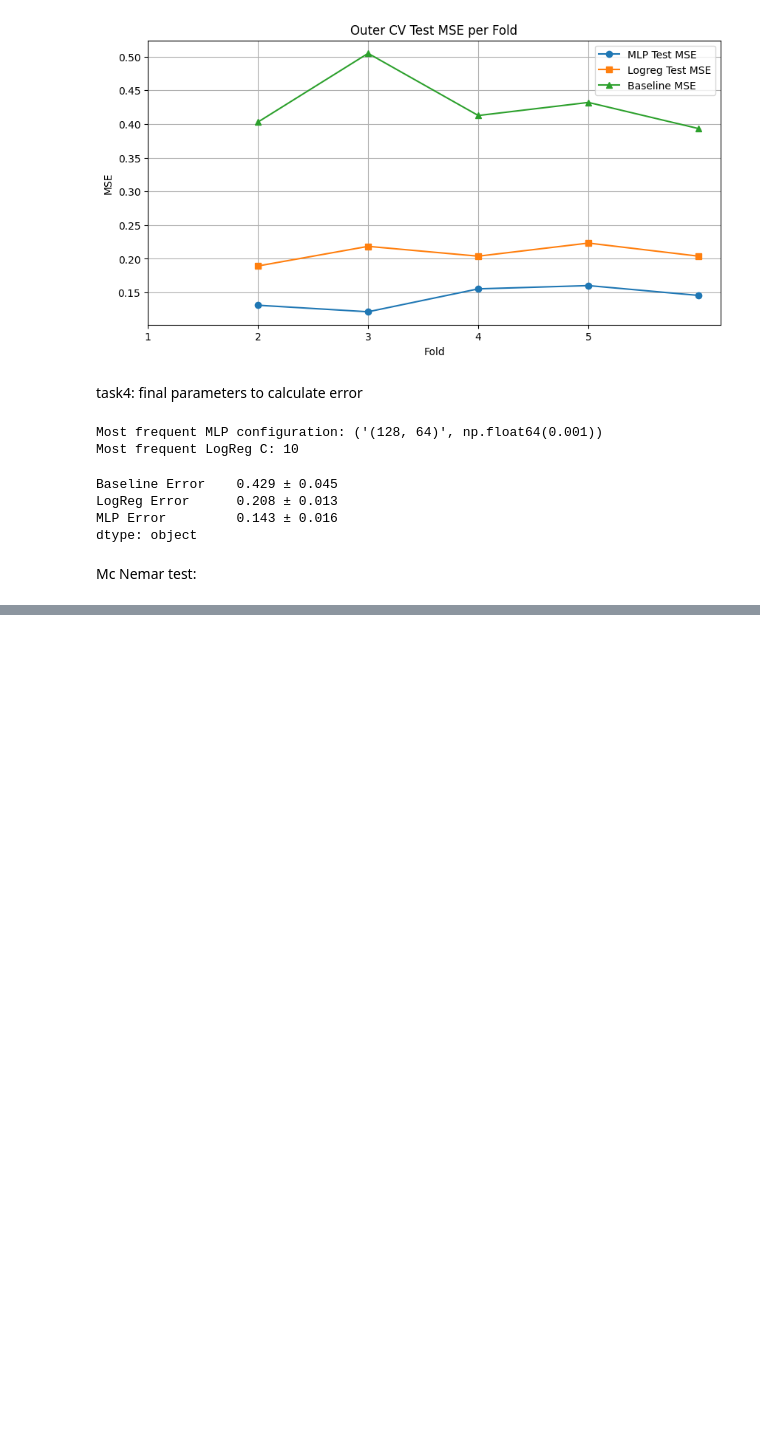
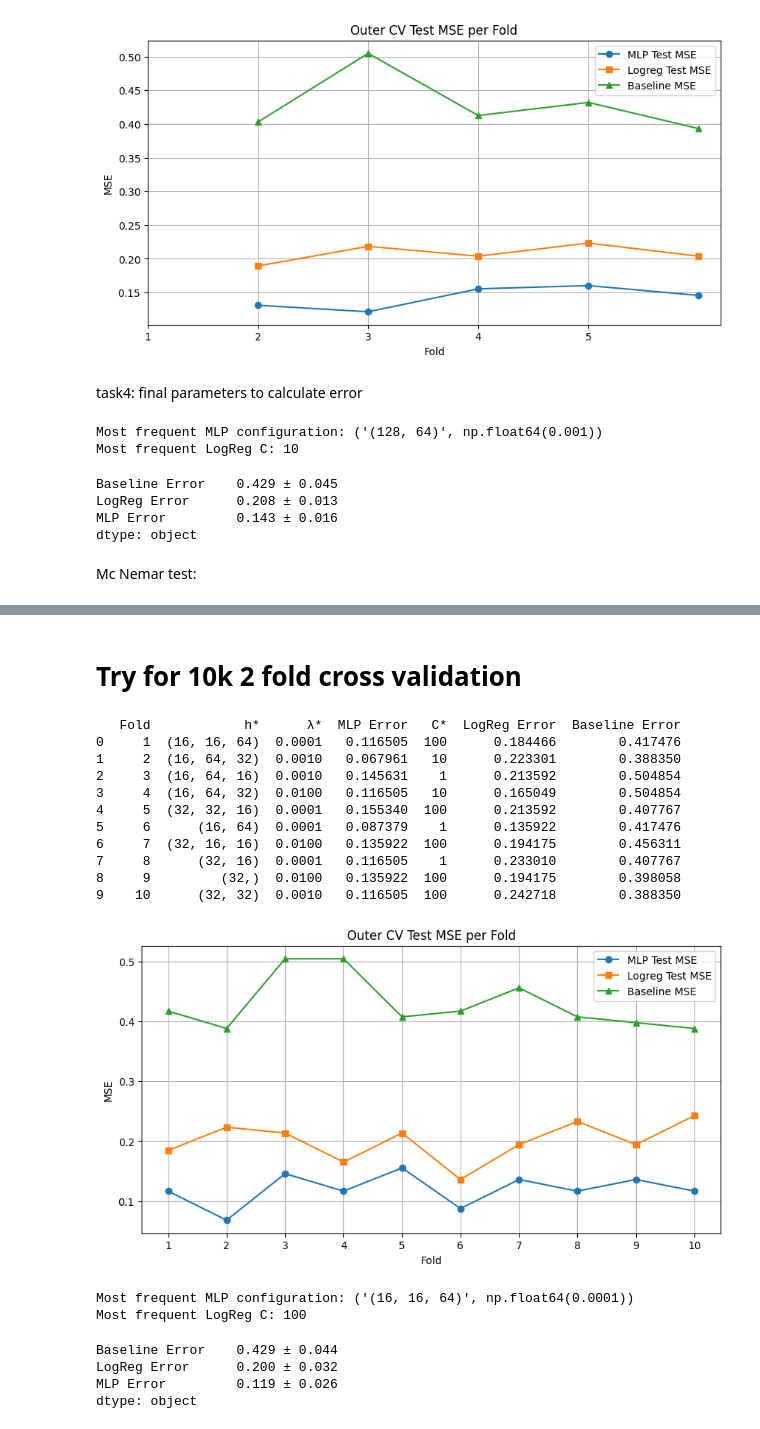
Before and after one commit to chrisd314/02452_Machine_Learning_Project_Fall_2025, a Jupyter notebook: ML Assignment 2 - Classification.ipynb, the cells around one changed output, grey strips where cells are left out. Drawn from its saved outputs; the diff is of its cells as text; code cells hidden in the pictures; blank space fills up the shorter version.

Commit message:
more layers in mlp

```diff
--- a/ML Assignment 2 - Classification.ipynb
+++ b/ML Assignment 2 - Classification.ipynb
@@ -351,0 +314,80 @@ McNemar statistic = 57.0, p-value = 7.030223188842615e-07
+# %% [markdown]
+# Try for 10k 2 fold cross validation
+# %%
+
+results_10k = pd.DataFrame(results_10k_max4layers)
+mlp_params_df = pd.DataFrame(results_10k['MLP Params'].tolist())
+results_10k = pd.concat([results_10k, mlp_params_df], axis=1)
+
+
+logreg_params_df = pd.DataFrame(results_10k['LogReg Params'].tolist())
+results_10k = pd.concat([results_10k, logreg_params_df], axis=1)
+
+results_10k = results_10k[['Fold', 'hidden_layer_sizes', 'alpha', 'MLP Error', 'C', 'LogReg Error', 'Baseline Error']]
+results_10k.rename(columns={
+    'hidden_layer_sizes':'h*',
+    'alpha':'λ*',
+    'C':'C*'
+}, inplace=True)
+
+results_10k.to_csv("results_classification_twofoldCV_max4layers.csv", index=False)
+
+
+results_10k = pd.read_csv("results_classification_twofoldCV_max4layers.csv")
+print(results_10k)
+
+folds = results_10k['Fold'].values
+mlp_mse = results_10k['MLP Error'].values
+baseline_mse = results_10k['Baseline Error'].values
+logreg_mse = results_10k['LogReg Error'].values
+
+plt.figure(figsize=(10,5))
+plt.plot(folds, mlp_mse, marker='o', label='MLP Test MSE')
+plt.plot(folds, logreg_mse, marker='s', label='Logreg Test MSE')
+plt.plot(folds, baseline_mse, marker='^', label='Baseline MSE')
+plt.xlabel('Fold')
+plt.ylabel('MSE')
+plt.title('Outer CV Test MSE per Fold')
+plt.xticks(folds)
+plt.grid(True)
+plt.legend()
+plt.show()
+# %% [output]
+   Fold            h*      λ*  MLP Error   C*  LogReg Error  Baseline Error
+0     1  (16, 16, 64)  0.0001   0.116505  100      0.184466        0.417476
+1     2  (16, 64, 32)  0.0010   0.067961   10      0.223301        0.388350
+2     3  (16, 64, 16)  0.0010   0.145631    1      0.213592        0.504854
+3     4  (16, 64, 32)  0.0100   0.116505   10      0.165049        0.504854
+4     5  (32, 32, 16)  0.0001   0.155340  100      0.213592        0.407767
+5     6      (16, 64)  0.0001   0.087379    1      0.135922        0.417476
+6     7  (32, 16, 16)  0.0100   0.135922  100      0.194175        0.456311
+7     8      (32, 16)  0.0001   0.116505    1      0.233010        0.407767
+8     9         (32,)  0.0100   0.135922  100      0.194175        0.398058
+9    10      (32, 32)  0.0010   0.116505  100      0.242718        0.388350
+[figure, added]
+# %%
+#fpr MLP
+mlp_params_df = results_10k[['h*', 'λ*']]
+most_common_mlp = mlp_params_df.value_counts().idxmax()
+print("Most frequent MLP configuration:", most_common_mlp)
+
+
+#for logistic regression
+logreg_params = results_10k['C*']
+most_common_logreg = logreg_params.mode()[0]
+print("Most frequent LogReg C:", most_common_logreg)
+# %% [output]
+Most frequent MLP configuration: ('(16, 16, 64)', np.float64(0.0001))
+Most frequent LogReg C: 100
+# %%
+numeric_results = results_10k[['Baseline Error', 'LogReg Error', 'MLP Error']].copy()
+
+# Berechne Mean ± SD
+summary = numeric_results.agg(['mean', 'std'])
+summary_row = summary.apply(lambda x: f"{x['mean']:.3f} ± {x['std']:.3f}")
+print(summary_row)
+# %% [output]
+Baseline Error    0.429 ± 0.044
+LogReg Error      0.200 ± 0.032
+MLP Error         0.119 ± 0.026
+dtype: object
```
Also changed, not shown: parts of 10 cells of this notebook, 2 other files.
